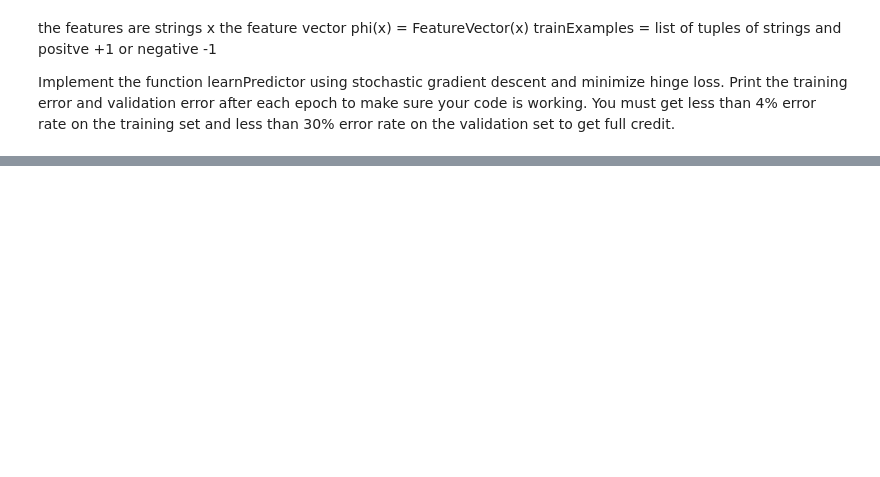
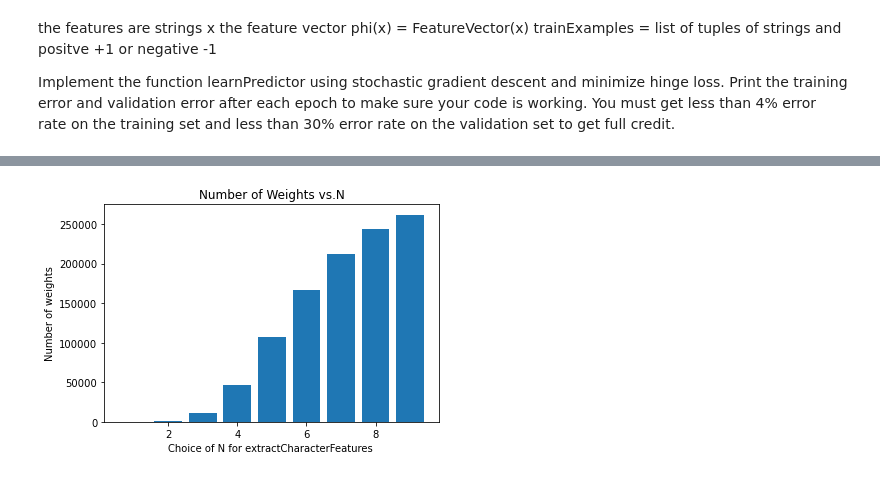
Before and after one commit to hifrickenfive/StanfordAI, a Jupyter notebook: Homework/sentiment/scratch.ipynb, the cells around one changed output, grey strips where cells are left out. Drawn from its saved outputs; the diff is of its cells as text; code cells hidden in the pictures; blank space fills up the shorter version.

```diff
--- a/Homework/sentiment/scratch.ipynb
+++ b/Homework/sentiment/scratch.ipynb
@@ -92,0 +260,8 @@ def learnPredictor(trainExamples: List[Tuple[T, int]],
+# %%
+plt.bar(N, weights)
+plt.title('Number of Weights vs.N')
+plt.ylabel('Number of weights')
+plt.xlabel('Choice of N for extractCharacterFeatures ')
+plt.show()
+# %% [output]
+[figure, added]
```
Also changed, not shown: parts of 17 cells of this notebook, 12 other files.
